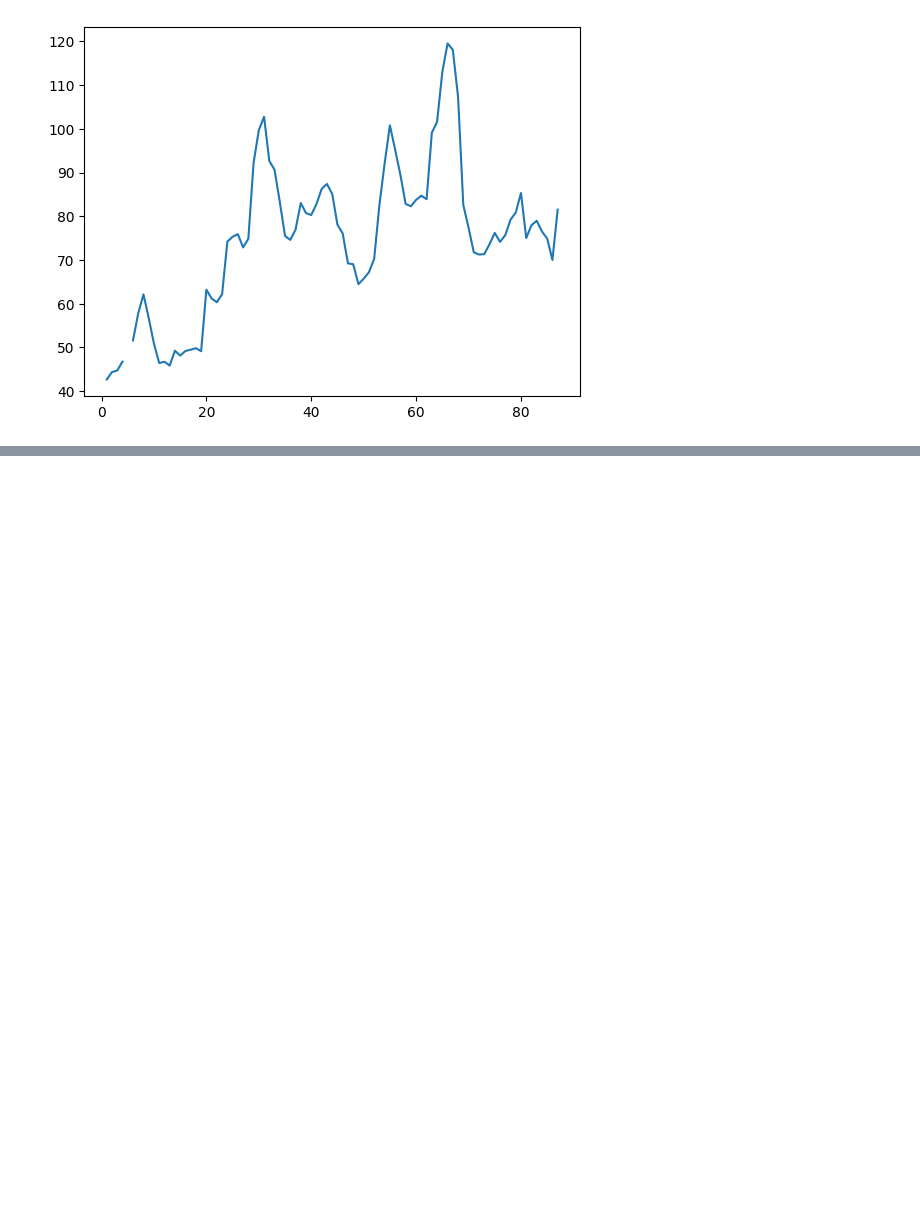
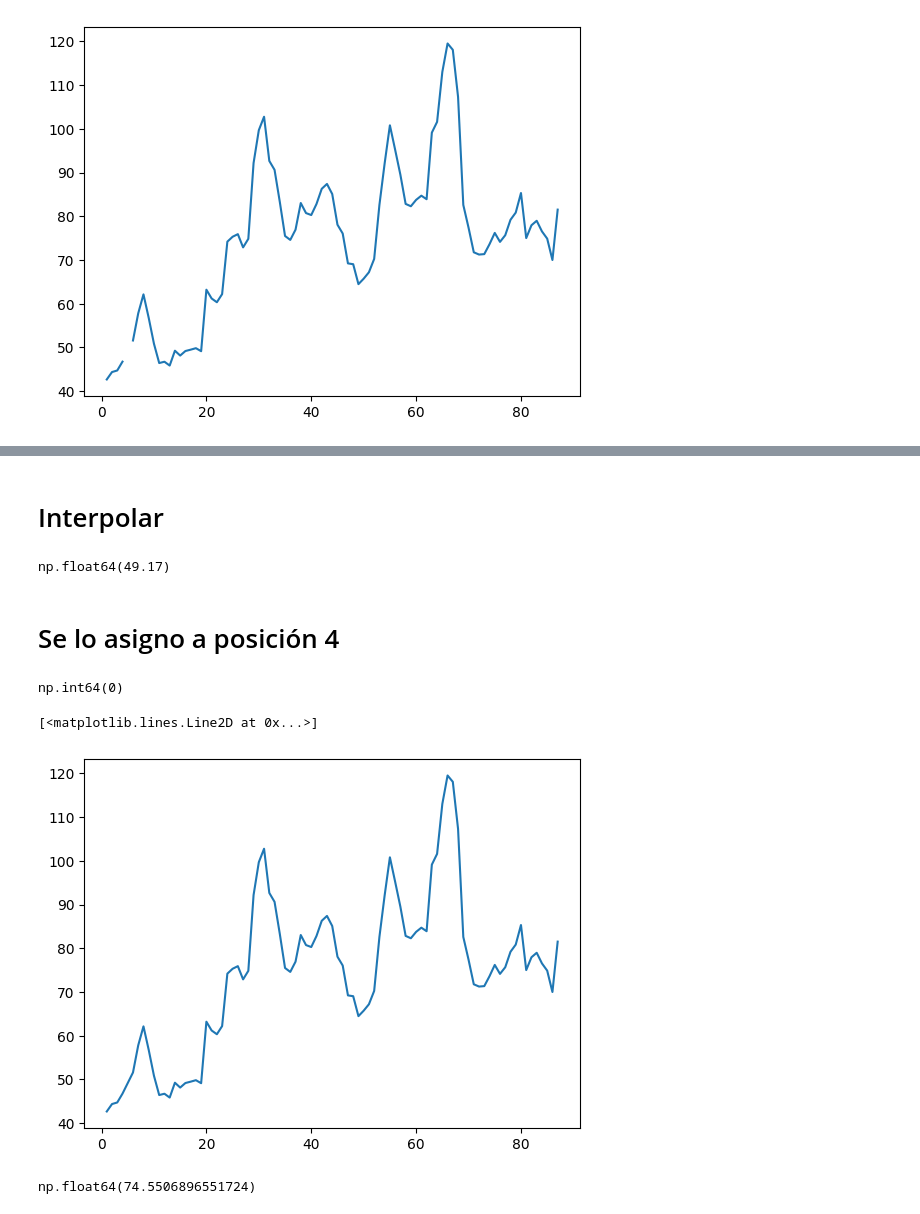
Before and after one commit to JoseIng-EO/2044-numpy-analisis-numerico-eficiente-con-python_1, a Jupyter notebook: Numpy.ipynb, the cells around one changed output, grey strips where cells are left out. Cells and saved outputs as stored; diff of their text form; code cells hidden in the pictures; blank space fills up the shorter version.

```diff
--- a/Numpy.ipynb
+++ b/Numpy.ipynb
@@ -206,0 +313,23 @@ plt.plot(fechas,kaliningrado)
+# %% [markdown]
+# Interpolar
+# %%
+(kaliningrado[3] + kaliningrado[5]) / 2
+# %% [output]
+np.float64(49.17)
+# %% [markdown]
+# Se lo asigno a posición 4
+# %%
+kaliningrado[4] = (kaliningrado[3] + kaliningrado[5]) / 2
+# %%
+np.sum(np.isnan(kaliningrado))
+# %% [output]
+np.int64(0)
+# %%
+plt.plot(fechas,kaliningrado)
+# %% [output]
+[<matplotlib.lines.Line2D at 0x...>]
+[figure, added]
+# %%
+np.mean(kaliningrado)
+# %% [output]
+np.float64(74.5506896551724)
```
Also changed, not shown: parts of 24 cells of this notebook.
